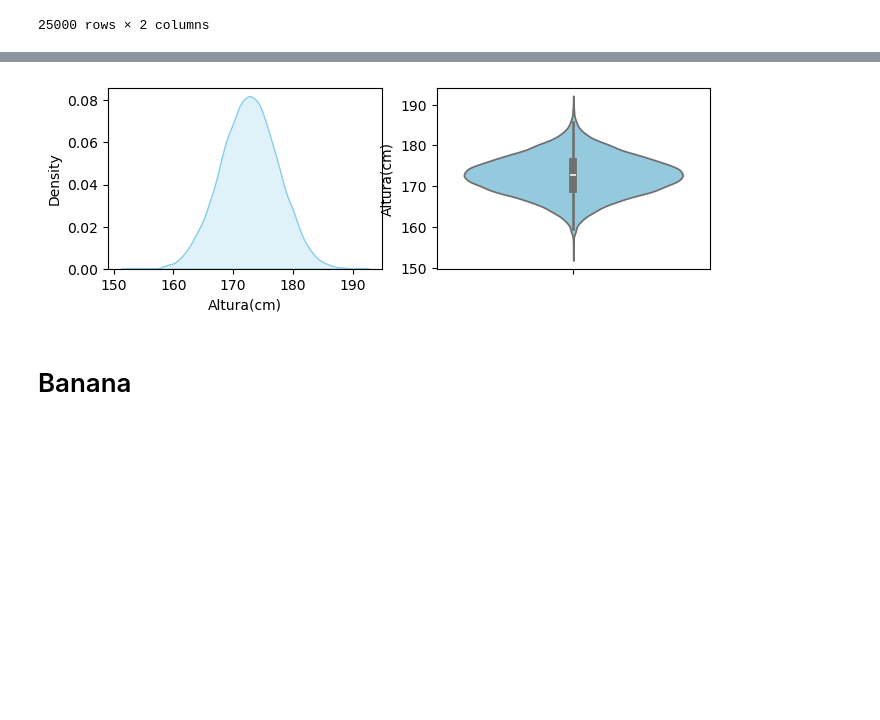
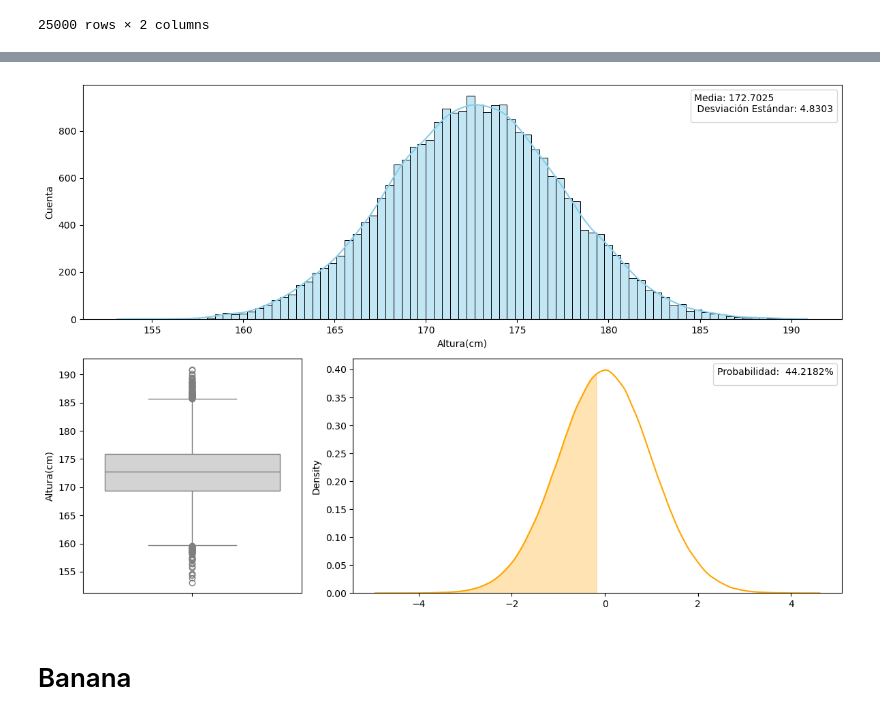
Before and after one commit to CesarLepeITT/ProyectoProba, a Jupyter notebook: experimentos.ipynb, the cells around one changed output, grey strips where cells are left out. Saved outputs shown, nothing was run; the diff lists cells and outputs as text; code cells hidden in the pictures; blank space fills up the shorter version.

```diff
--- a/experimentos.ipynb
+++ b/experimentos.ipynb
@@ -146,24 +104,4 @@ Passing `palette` without assigning `hue` is deprecated and will be removed in v
-# %%
-def get_figures(data, data_normalizada, columna, nombre = None):
-    fig = plt.figure(figsize=(12, 8))
-    gs = fig.add_gridspec(3, 3)
-    colores = ['skyblue', 'lightgreen']
-
-
-    ax1 = fig.add_subplot(gs[0,0])
-    sns.kdeplot(data[columna], ax=ax1, fill = True, color=colores[0])
-    #axes[0,0].set_title('Grafico de densidad')
-    #axes[0,0].set_ylabel('Densidad')
-
-    ax2 = fig.add_subplot(gs[0,1])
-    sns.violinplot(data[columna],ax=ax2, inner='box', color=colores[0])
-
-    #sns.kdeplot(data_normalizada[columna], ax=ax3[1,1], fill= True, color=colores[1])
-
-
-    plt.show()
-get_figures(HeightWeight, alturas_normalizadas, 'Altura(cm)')
-# %% [output]
-[figure, removed]
 # %%
-get_figures(HeightWeight, alturas_normalizadas, 'Altura(cm)')
+get_figures(HeightWeight['Altura(cm)'], nombre='2_Altura',rango=['inf', 172])
+# %% [output]
+[figure, added]
```
Also changed, not shown: parts of 63 cells of this notebook, 21 other files.
